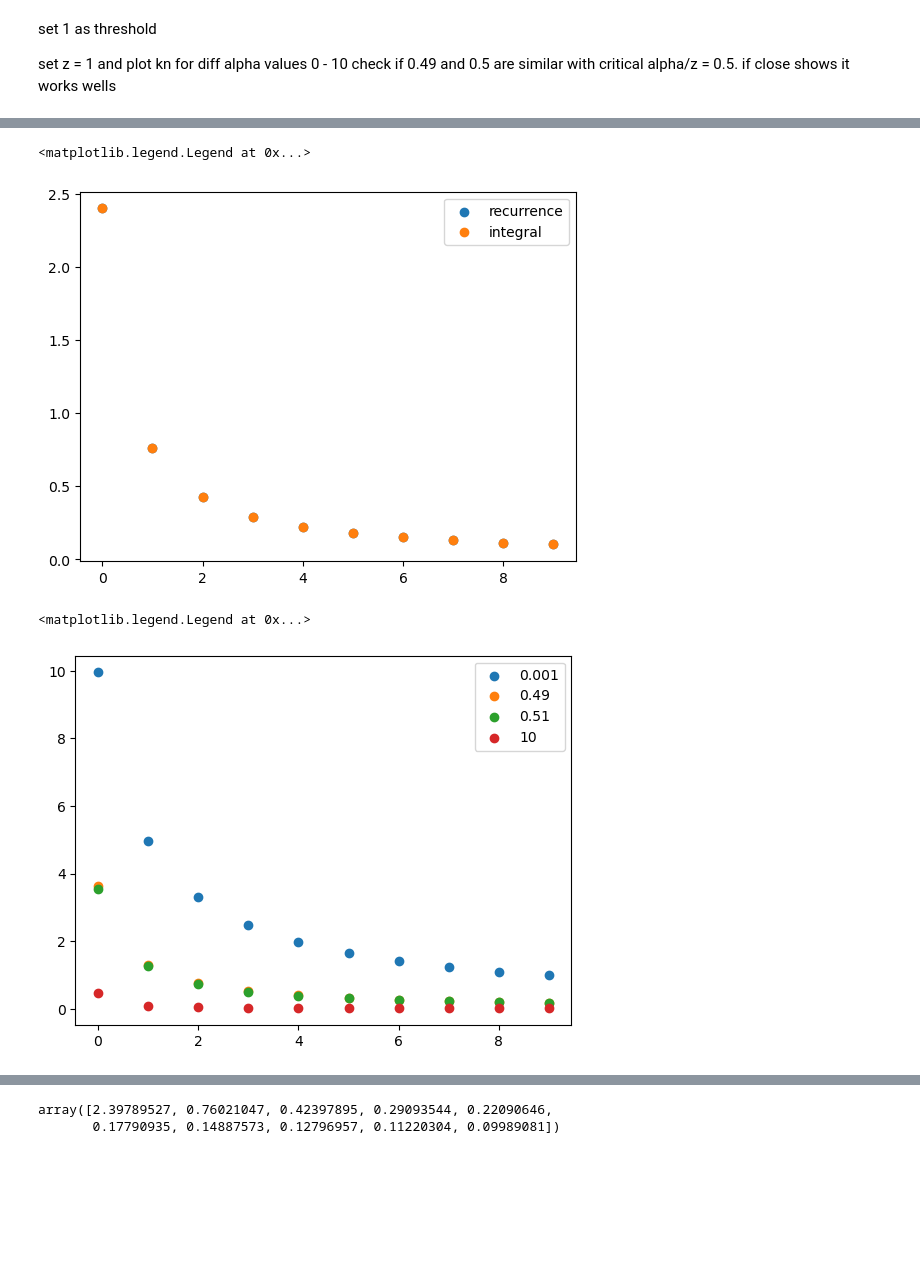
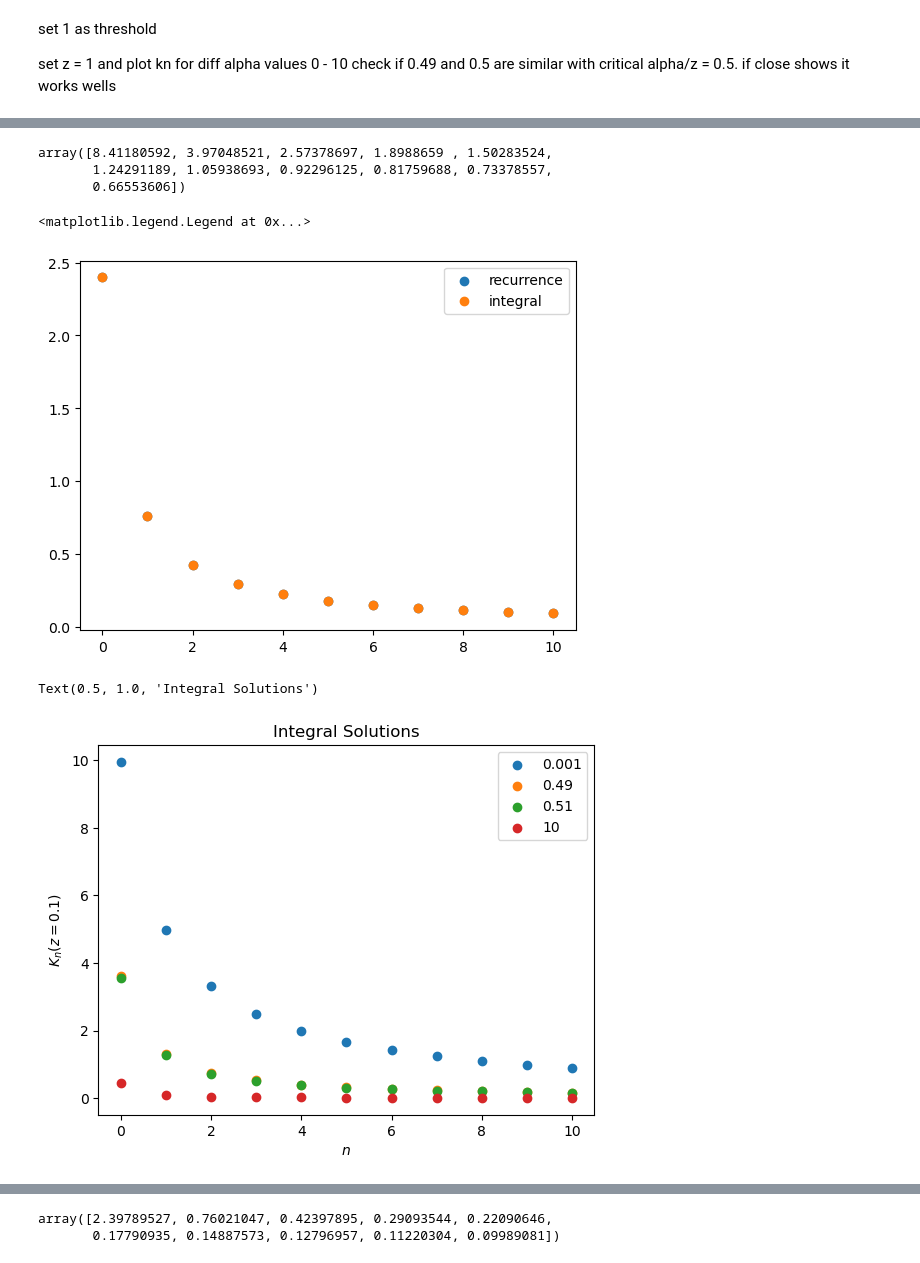
Before and after one commit to ravikoka/rcphy, a Jupyter notebook: hw2_recurrence_relations.ipynb, the cells around one changed output, grey strips where cells are left out. Cells and saved outputs as stored; diff of their text form; code cells hidden in the pictures; blank space fills up the shorter version.

Commit message:
analytic solution, recurrence working

```diff
--- a/hw2_recurrence_relations.ipynb
+++ b/hw2_recurrence_relations.ipynb
@@ -191,3 +161,30 @@ class KnSolver:
 
         else:
             return self.upwards_recurrence_at_z(K0, z)
+# %%
+alphas = [0.1, 0.2, 0.49, 0.51, 1, 10]
+z = 1
+fig, axs = plt.subplots(2, 3, figsize=(18, 9))
+x_axis = [i for i in range(0, 11)]
+
+for alpha, ax in zip(alphas, axs.ravel()):
+    solver = KnSolver(alpha=alpha, z=[z], n_max=10, epsilon=1e-10)
+    if alpha/z < 1:
+        ax.scatter(x_axis, solver.solve_analytically_at_z(z), label='power series')
+    else:
+        ax.scatter(x_axis, solver.solve_Kn_integral(), label='integral')
+
+    ax.scatter(x_axis, solver.calculate_Kn_at_z(z), label='recurrence')
+
+    ax.set_yscale('log')
+    ax.set_title(r'$\alpha=$' + f'{alpha}', fontsize=18)
+    ax.legend()
+
+axs[0][0].set_ylabel(r'$K_n(z=1)$', fontsize=18)
+axs[1][0].set_ylabel(r'$K_n(z=1)$', fontsize=18)
+axs[1][0].set_xlabel(r'n', fontsize=18)
+axs[1][1].set_xlabel(r'n', fontsize=18)
+axs[1][2].set_xlabel(r'n', fontsize=18)
+
+fig.suptitle(r'$K_n$ for $z=1$, varying $\alpha$', fontsize=20)
+plt.tight_layout()
@@ -245,0 +283,3 @@ OverflowError: (34, 'Result too large')
+# %%
+solver = KnSolver(alpha=0.04, z=[0.1], n_max=10, epsilon=1e-10)
+solver.downwards_recurrence_at_z(0.1)
@@ -246,3 +303,9 @@ OverflowError: (34, 'Result too large')
+# %%
+solver.solve_Kn_integral()
+# %% [output]
+array([8.41180592, 3.97048521, 2.57378697, 1.8988659 , 1.50283524,
+       1.24291189, 1.05938693, 0.92296125, 0.81759688, 0.73378557,
+       0.66553606])
 # %%
 alphas = [1] # 0.001, 0.5,
 
@@ -253,30 +316,33 @@ for alpha in alphas:
     Kn_integral = solver.solve_Kn_integral()
 
 fig, ax = plt.subplots()
-x_axis = [i for i in range(10)]
+x_axis = [i for i in range(11)]
 ax.scatter(x_axis, Kn, label='recurrence')
 ax.scatter(x_axis, Kn_integral, label='integral')
 
 ax.legend()
 # %% [output]
 <matplotlib.legend.Legend at 0x...>
-[figure, old version]
+[figure, new version]
 # %%
 fig, ax = plt.subplots()
-x_axis = [i for i in range(10)]
+x_axis = [i for i in range(11)]
 
 alphas = [0.001, 0.49, 0.51, 10]
 for alpha in alphas:
     solver = KnSolver(alpha=alpha, z=[0.1], n_max=10, epsilon=1e-10)
 
     Kn_integral = solver.solve_Kn_integral()
 
     ax.scatter(x_axis, Kn_integral, label=f'{alpha}')
 
 ax.legend()
+ax.set_ylabel(r'$K_{n}(z=0.1)$')
+ax.set_xlabel(r'$n$')
+ax.set_title('Integral Solutions')
 # %% [output]
-<matplotlib.legend.Legend at 0x...>
+Text(0.5, 1.0, 'Integral Solutions')
-[figure, old version]
+[figure, new version]
 # %%
 fig, ax = plt.subplots()
 x_axis = [i for i in range(11)]
```
Also changed, not shown: parts of 7 cells of this notebook.
